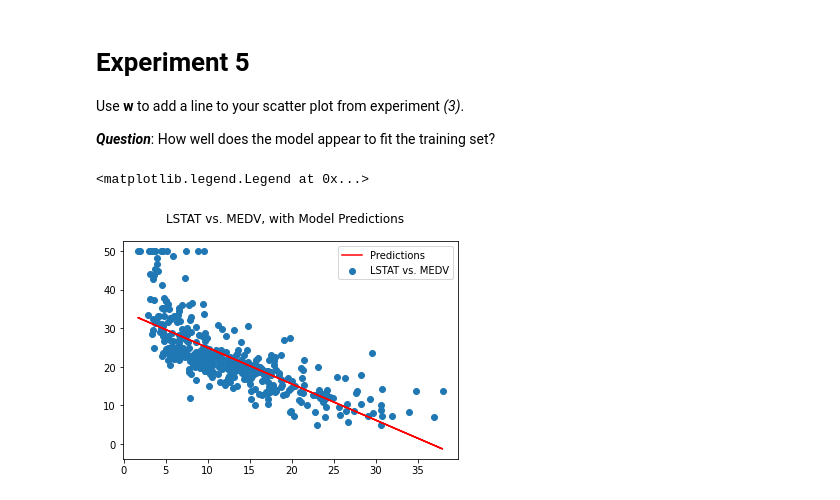
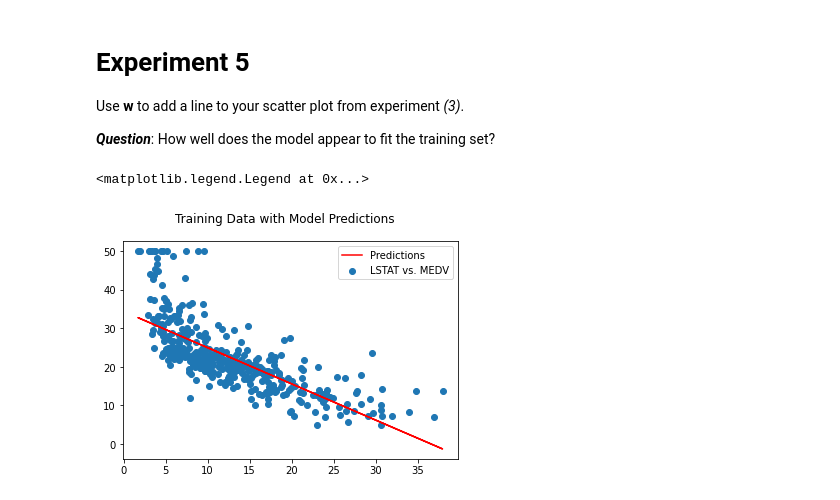
Before and after one commit to BrandonXue/cpsc-483-p2, a Jupyter notebook: cpsc_483_p2.ipynb, the cells around one changed output. Cells and saved outputs as stored; diff of their text form; code cells hidden in the pictures.

```diff
--- a/cpsc_483_p2.ipynb
+++ b/cpsc_483_p2.ipynb
@@ -203,21 +203,21 @@ Use **w** to add a line to your scatter plot from experiment *(3)*.
 # %%
 
 # Experiment 5
 
 
 # Make some predictions
 predictions_lstat_linear = np.dot(X_lstat_linear, lstat_linear_weights)
 
 
 # Ask pyplot for a figure and axis, for a new plot
 fig, ax = plt.subplots()
 
 
 # Show the relationship between feature LSTAT and TARGET values, using a scatter plot
 ax.scatter(boston_training_set.LSTAT, boston_training_set.TARGET, label="LSTAT vs. MEDV")
 ax.plot(x_lstat, predictions_lstat_linear, 'r-', label="Predictions")
-fig.suptitle("LSTAT vs. MEDV, with Model Predictions")
+fig.suptitle("Training Data with Model Predictions")
 ax.legend()
 # %% [output]
 <matplotlib.legend.Legend at 0x...>
-[figure, old version]
+[figure, new version]
```
